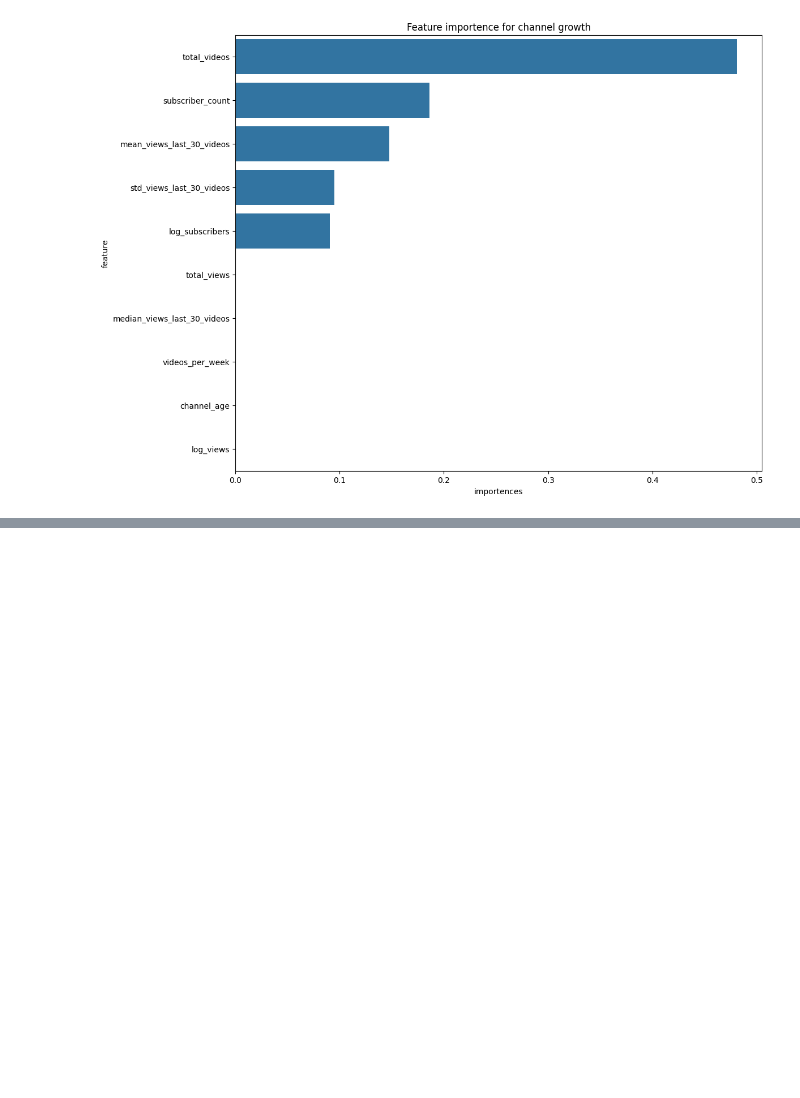
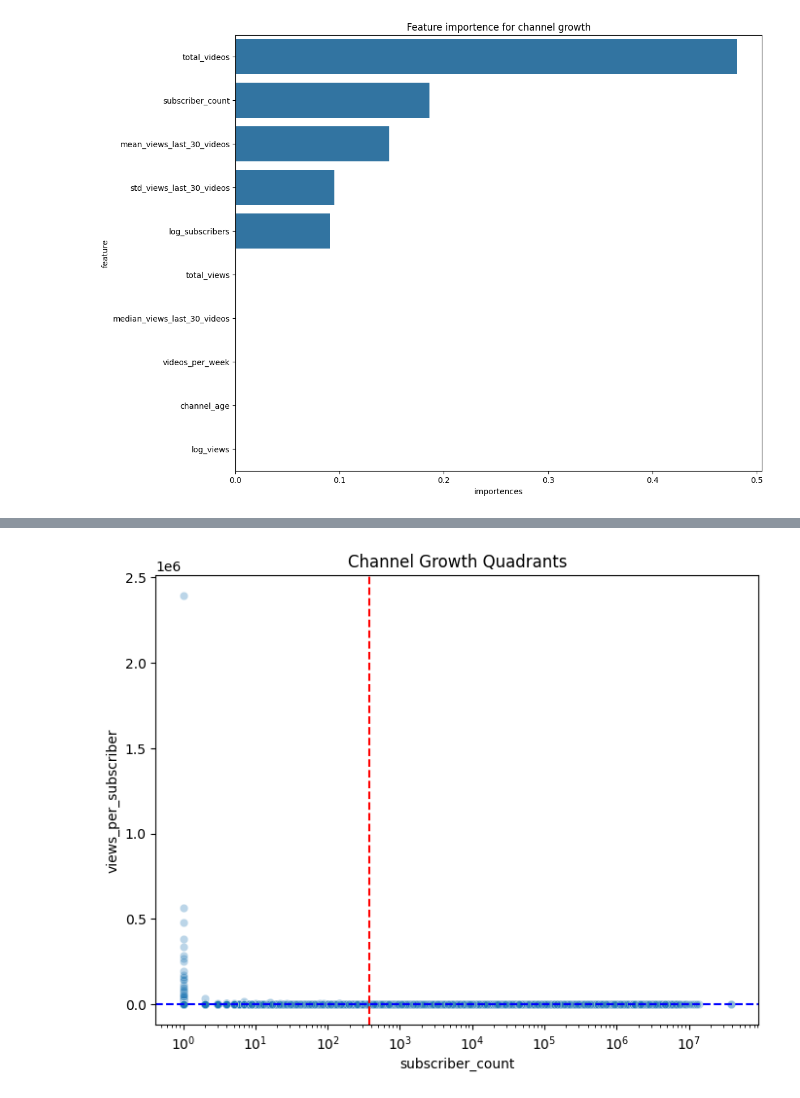
Before and after one commit to Shiva-Kumar-S-M/Projects, a Jupyter notebook: content growth pattern predictor.ipynb, the cells around one changed output, grey strips where cells are left out. Saved outputs shown, nothing was run; the diff lists cells and outputs as text; code cells hidden in the pictures; blank space fills up the shorter version.

```diff
--- a/content growth pattern predictor.ipynb
+++ b/content growth pattern predictor.ipynb
@@ -458,0 +492,25 @@ plt.show()
+# %%
+sub_median = df["subscriber_count"].median()
+view_median = df["views_per_subscriber"].median()
+# %%
+plt.figure(figsize=(8,6))
+
+sample_df = df.sample(20000)
+
+sns.scatterplot(
+    x="subscriber_count",
+    y="views_per_subscriber",
+    data=sample_df,
+    alpha=0.3
+)
+
+plt.axvline(sub_median, color="red", linestyle="--")
+plt.axhline(view_median, color="blue", linestyle="--")
+
+plt.xscale("log")
+
+plt.title("Channel Growth Quadrants")
+
+plt.show()
+# %% [output]
+[figure, added]
```
Also changed, not shown: parts of 3 cells of this notebook.
